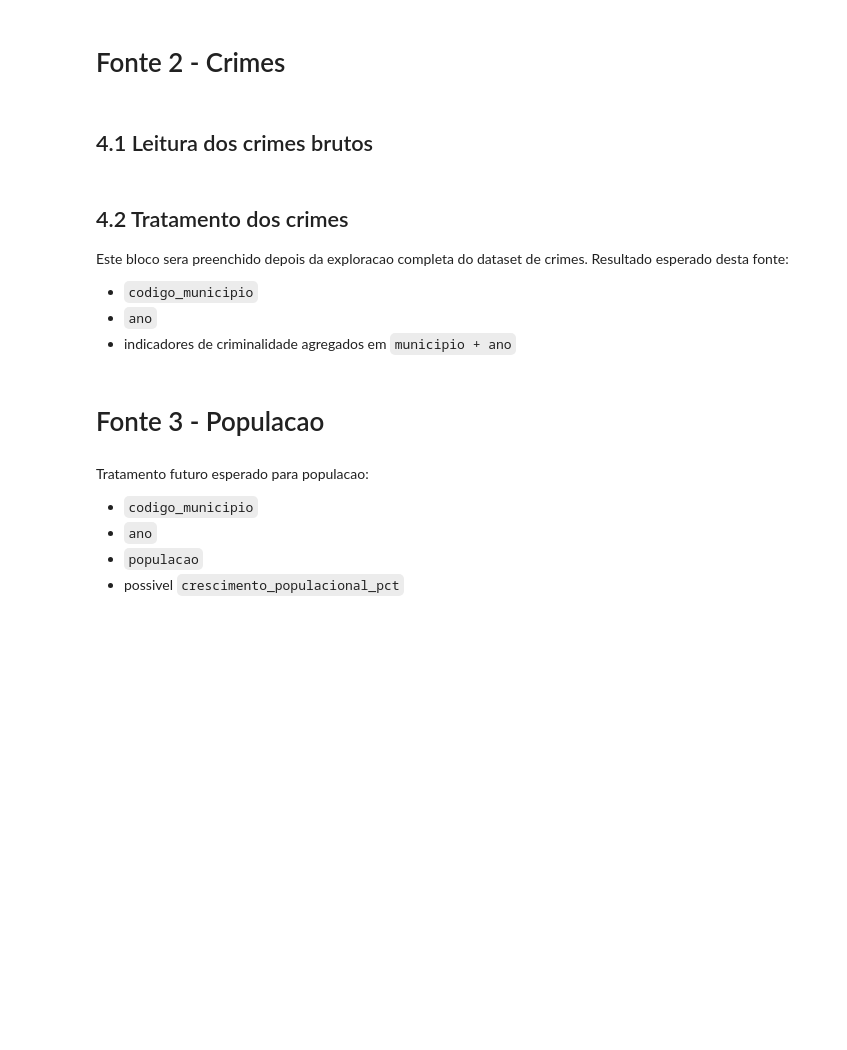
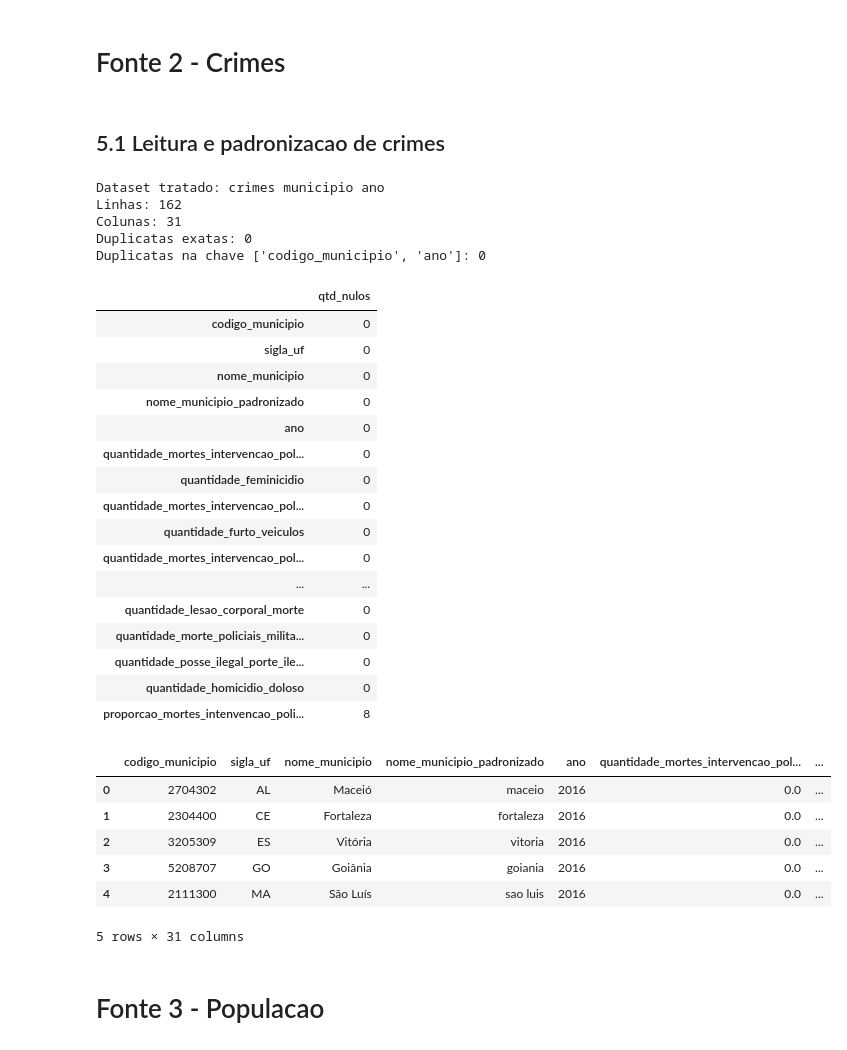
Before and after one commit to Paulohspaniago/analise-socioeconomica-crime-brasil, a Jupyter notebook: notebooks/02_limpeza_tratamento.ipynb, the cells around one changed output. Saved outputs shown, nothing was run; the diff lists cells and outputs as text; code cells hidden in the pictures; blank space fills up the shorter version.

Commit message:
300426 - Exploracao, limpeza e tratamentos dos dados feita no jupyter

```diff
--- a/notebooks/02_limpeza_tratamento.ipynb
+++ b/notebooks/02_limpeza_tratamento.ipynb
@@ -191,4 +219,4 @@ display(df_idh.head())
 # %% [markdown]
 # Fonte 2 - Crimes
 # %% [markdown]
-## 4.1 Leitura dos crimes brutos
+## 5.1 Leitura e padronizacao de crimes
@@ -203,8 +222,0 @@ else:
-# %% [markdown]
-## 4.2 Tratamento dos crimes
-
-Este bloco sera preenchido depois da exploracao completa do dataset de crimes.
-Resultado esperado desta fonte:
-- `codigo_municipio`
-- `ano`
-- indicadores de criminalidade agregados em `municipio + ano`
@@ -212,0 +223,63 @@ Resultado esperado desta fonte:
+# %%
+ARQUIVO_CRIMES = listar_csvs(PASTA_CRIMES)[0]
+df_crimes_raw = ler_csv_padrao(ARQUIVO_CRIMES)
+
+df_crimes = df_crimes_raw.rename(columns={
+    'id_municipio': 'codigo_municipio',
+    'id_municipio_nome': 'nome_municipio',
+}).copy()
+
+df_crimes['codigo_municipio'] = pd.to_numeric(df_crimes['codigo_municipio'], errors='coerce').astype('Int64')
+df_crimes['ano'] = pd.to_numeric(df_crimes['ano'], errors='coerce').astype('Int64')
+df_crimes['sigla_uf'] = df_crimes['sigla_uf'].astype(str).str.upper().str.strip()
+df_crimes['nome_municipio_padronizado'] = df_crimes['nome_municipio'].apply(normalizar_texto)
+
+colunas_quantidade_crimes = [coluna for coluna in df_crimes.columns if coluna.startswith('quantidade_')]
+colunas_proporcao_crimes = [coluna for coluna in df_crimes.columns if coluna.startswith('proporcao_')]
+
+df_crimes = converter_colunas_numericas(df_crimes, colunas_quantidade_crimes + colunas_proporcao_crimes)
+df_crimes[colunas_quantidade_crimes] = df_crimes[colunas_quantidade_crimes].fillna(0)
+
+df_crimes_tratado = df_crimes[df_crimes['codigo_municipio'].isin(df_capitais['codigo_municipio'])].copy()
+
+df_crimes_tratado = df_crimes_tratado[[
+    'codigo_municipio',
+    'sigla_uf',
+    'nome_municipio',
+    'nome_municipio_padronizado',
+    'ano',
+    *colunas_quantidade_crimes,
+    *colunas_proporcao_crimes,
+]].copy()
+
+validar_base(df_crimes_tratado, ['codigo_municipio', 'ano'], 'crimes municipio ano')
+# %% [output]
+Dataset tratado: crimes municipio ano
+Linhas: 162
+Colunas: 31
+Duplicatas exatas: 0
+Duplicatas na chave ['codigo_municipio', 'ano']: 0
+|  | qtd_nulos |
+| codigo_municipio | 0 |
+| sigla_uf | 0 |
+| nome_municipio | 0 |
+| nome_municipio_padronizado | 0 |
+| ano | 0 |
+| quantidade_mortes_intervencao_pol... | 0 |
+| quantidade_feminicidio | 0 |
+| quantidade_mortes_intervencao_pol... | 0 |
+| quantidade_furto_veiculos | 0 |
+| quantidade_mortes_intervencao_pol... | 0 |
+| ... | ... |
+| quantidade_lesao_corporal_morte | 0 |
+| quantidade_morte_policiais_milita... | 0 |
+| quantidade_posse_ilegal_porte_ile... | 0 |
+| quantidade_homicidio_doloso | 0 |
+| proporcao_mortes_intenvencao_poli... | 8 |
+|  | codigo_municipio | sigla_uf | nome_municipio | nome_municipio_padronizado | ano | quantidade_mortes_intervencao_pol... | ... |
+| 0 | 2704302 | AL | Maceió | maceio | 2016 | 0.0 | ... |
+| 1 | 2304400 | CE | Fortaleza | fortaleza | 2016 | 0.0 | ... |
+| 2 | 3205309 | ES | Vitória | vitoria | 2016 | 0.0 | ... |
+| 3 | 5208707 | GO | Goiânia | goiania | 2016 | 0.0 | ... |
+| 4 | 2111300 | MA | São Luís | sao luis | 2016 | 0.0 | ... |
+5 rows × 31 columns
@@ -223,6 +289,0 @@ else:
-# %% [markdown]
-Tratamento futuro esperado para populacao:
-- `codigo_municipio`
-- `ano`
-- `populacao`
-- possivel `crescimento_populacional_pct`
```
Also changed, not shown: parts of 42 cells of this notebook, 8 other files.
